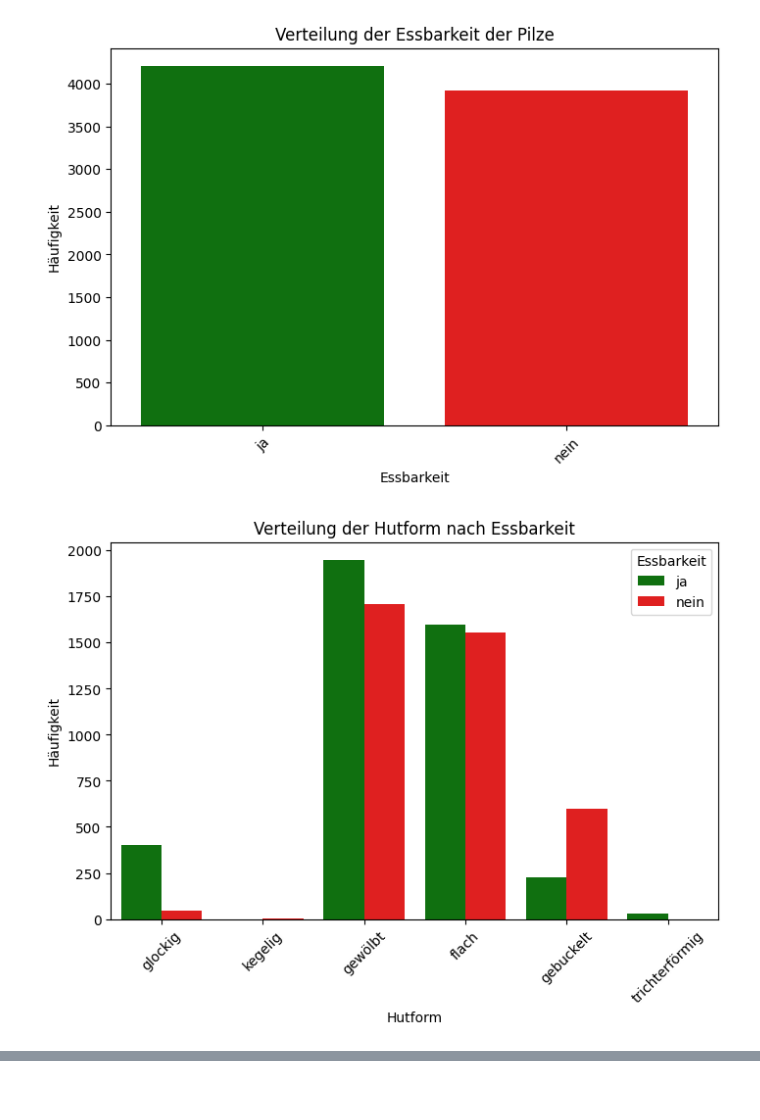
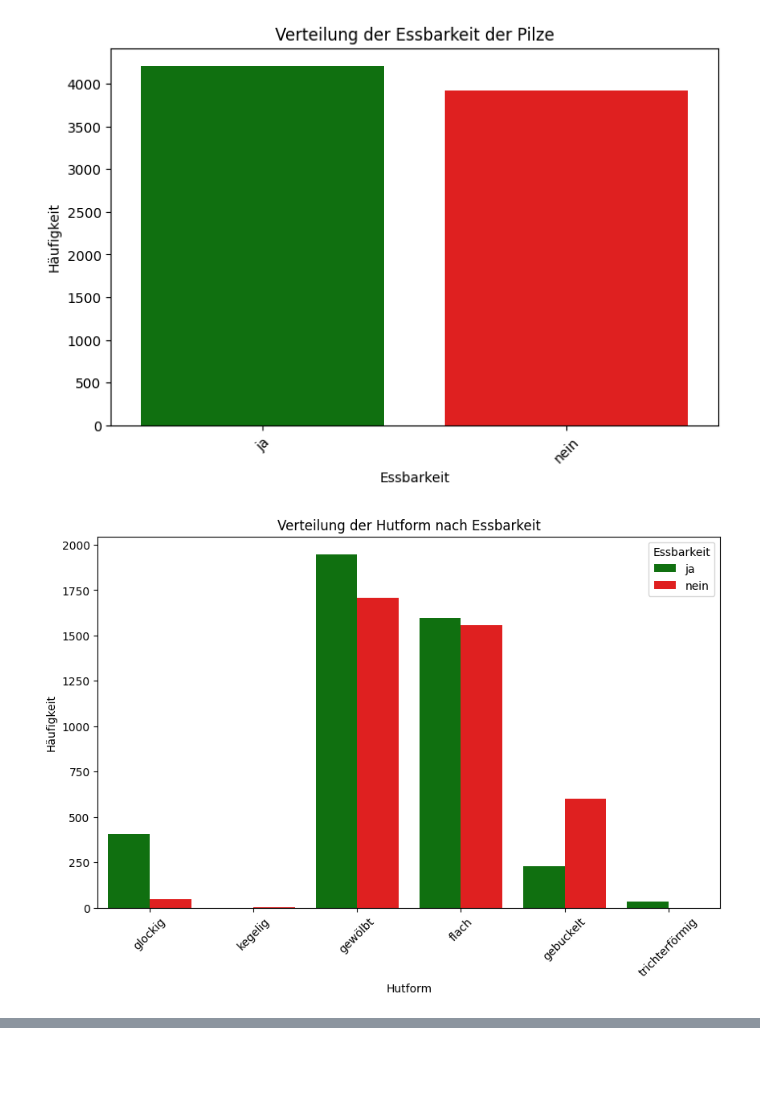
Before and after one commit to alarmedWater/ML, a Jupyter notebook: Plots_explore_deutsch.ipynb, the cells around one changed output, grey strips where cells are left out. Saved outputs shown, nothing was run; the diff lists cells and outputs as text; code cells hidden in the pictures.

```diff
--- a/Plots_explore_deutsch.ipynb
+++ b/Plots_explore_deutsch.ipynb
@@ -239,36 +265,49 @@ Passing `palette` without assigning `hue` is deprecated and will be removed in v
 [figure]
 # %%
 # With 'paired bar' plots there is a good vizualation for the dependecy of single attributes, what can be very useful for classifing data.
-
 # Kopie des DataFrames mit lesbaren Werten
 labeled_data = df.copy()
-labeled_data['cap-shape'] = labeled_data['cap-shape'].map(shape_names)
+
+# Mapping der Kürzel zu den vollständigen Namen für die Hutform
+shape_names = {
+    'b': 'glockig',
+    'c': 'kegelig',
+    'x': 'gewölbt',
+    'f': 'flach',
+    'k': 'gebuckelt',
+    's': 'trichterförmig'
+}
+
+# Anwenden des Mappings auf die Spalte 'Hutform'
+labeled_data['Hutform'] = labeled_data['Hutform'].map(shape_names)
+
+# Reihenfolge der Kategorien festlegen
+shape_order = list(shape_names.values())
+essbarkeit_order = ['ja', 'nein']
 
 # Gruppieren der Daten
-shape_order = list(shape_names.values())
-essbarkeit_order = ['ja', 'nein']
-labeled_data = labeled_data.groupby(['cap-shape', 'Essbarkeit']).size().reset_index(name='count')
+labeled_data = labeled_data.groupby(['Hutform', 'Essbarkeit']).size().reset_index(name='Anzahl')
 
-# Sicherstellen, dass alle Kombinationen vorhanden sind
-all_combinations = pd.MultiIndex.from_product([shape_order, essbarkeit_order], names=['cap-shape', 'Essbarkeit'])
-labeled_data = labeled_data.set_index(['cap-shape', 'Essbarkeit']).reindex(all_combinations, fill_value=0).reset_index()
+# Kombinationen sicherstellen
+all_combinations = pd.MultiIndex.from_product([shape_order, essbarkeit_order], names=['Hutform', 'Essbarkeit'])
+labeled_data = labeled_data.set_index(['Hutform', 'Essbarkeit']).reindex(all_combinations, fill_value=0).reset_index()
 
 # Farbpalette definieren
 palette = {'ja': 'green', 'nein': 'red'}
 
 # Plot erzeugen
-plt.figure(figsize=(b, h))  # Beispielgröße, b und h kannst du anpassen
-sns.barplot(x='cap-shape', y='count', hue='Essbarkeit', data=labeled_data, palette=palette)
+plt.figure(figsize=(10, 6))  # Beispielgröße, b und h kannst du anpassen
+sns.barplot(x='Hutform', y='Anzahl', hue='Essbarkeit', data=labeled_data, palette=palette)
 
 # Titel und Achsenbeschriftungen
 plt.title('Verteilung der Hutform nach Essbarkeit')
 plt.xlabel('Hutform')
 plt.ylabel('Häufigkeit')
 plt.xticks(rotation=45)  # Um die Beschriftungen lesbar zu halten
 
 plt.show()
 
 # First paired bar plot has a random attribute to show the type of plot.
 # %% [output]
-[figure, old version]
+[figure, new version]
 # %%
```
Also changed, not shown: parts of 9 cells of this notebook.
